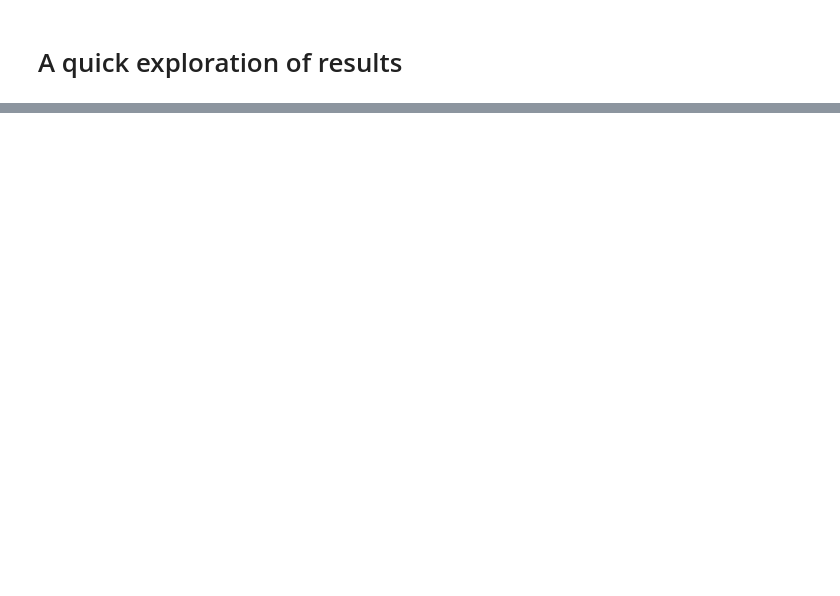
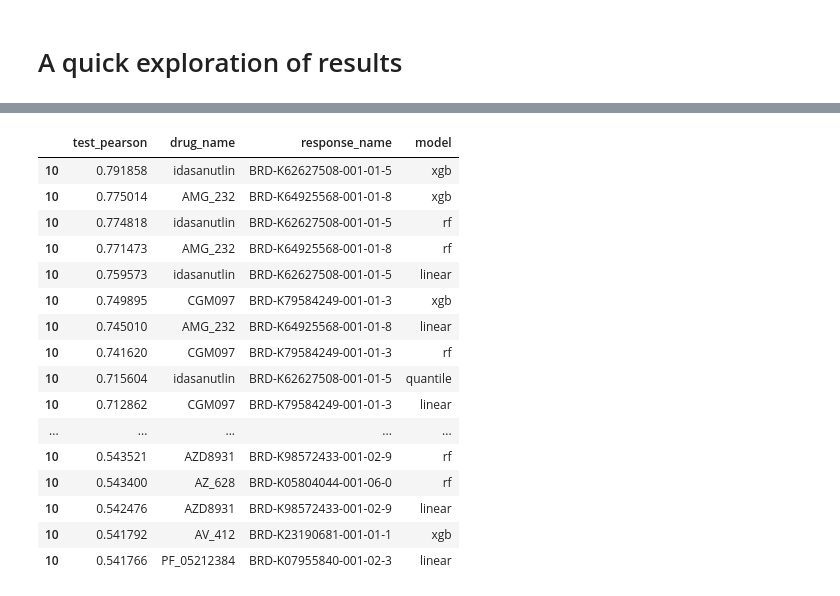
Before and after one commit to corsellolab/refract, a Jupyter notebook: notebooks/20250525_manuscript_prep/4_explore_results.ipynb, the cells around one changed output, grey strips where cells are left out. Cells and saved outputs as stored; diff of their text form; code cells hidden in the pictures; blank space fills up the shorter version.

```diff
--- a/notebooks/20250525_manuscript_prep/4_explore_results.ipynb
+++ b/notebooks/20250525_manuscript_prep/4_explore_results.ipynb
@@ -121,0 +87,20 @@ plt.show()
+# %%
+df.sort_values(by="test_pearson", ascending=False).head(50)
+# %% [output]
+|  | test_pearson | drug_name | response_name | model |
+| 10 | 0.791858 | idasanutlin | BRD-K62627508-001-01-5 | xgb |
+| 10 | 0.775014 | AMG_232 | BRD-K64925568-001-01-8 | xgb |
+| 10 | 0.774818 | idasanutlin | BRD-K62627508-001-01-5 | rf |
+| 10 | 0.771473 | AMG_232 | BRD-K64925568-001-01-8 | rf |
+| 10 | 0.759573 | idasanutlin | BRD-K62627508-001-01-5 | linear |
+| 10 | 0.749895 | CGM097 | BRD-K79584249-001-01-3 | xgb |
+| 10 | 0.745010 | AMG_232 | BRD-K64925568-001-01-8 | linear |
+| 10 | 0.741620 | CGM097 | BRD-K79584249-001-01-3 | rf |
+| 10 | 0.715604 | idasanutlin | BRD-K62627508-001-01-5 | quantile |
+| 10 | 0.712862 | CGM097 | BRD-K79584249-001-01-3 | linear |
+| ... | ... | ... | ... | ... |
+| 10 | 0.543521 | AZD8931 | BRD-K98572433-001-02-9 | rf |
+| 10 | 0.543400 | AZ_628 | BRD-K05804044-001-06-0 | rf |
+| 10 | 0.542476 | AZD8931 | BRD-K98572433-001-02-9 | linear |
+| 10 | 0.541792 | AV_412 | BRD-K23190681-001-01-1 | xgb |
+| 10 | 0.541766 | PF_05212384 | BRD-K07955840-001-02-3 | linear |
```
Also changed, not shown: parts of 6 cells of this notebook, 5 other files.
